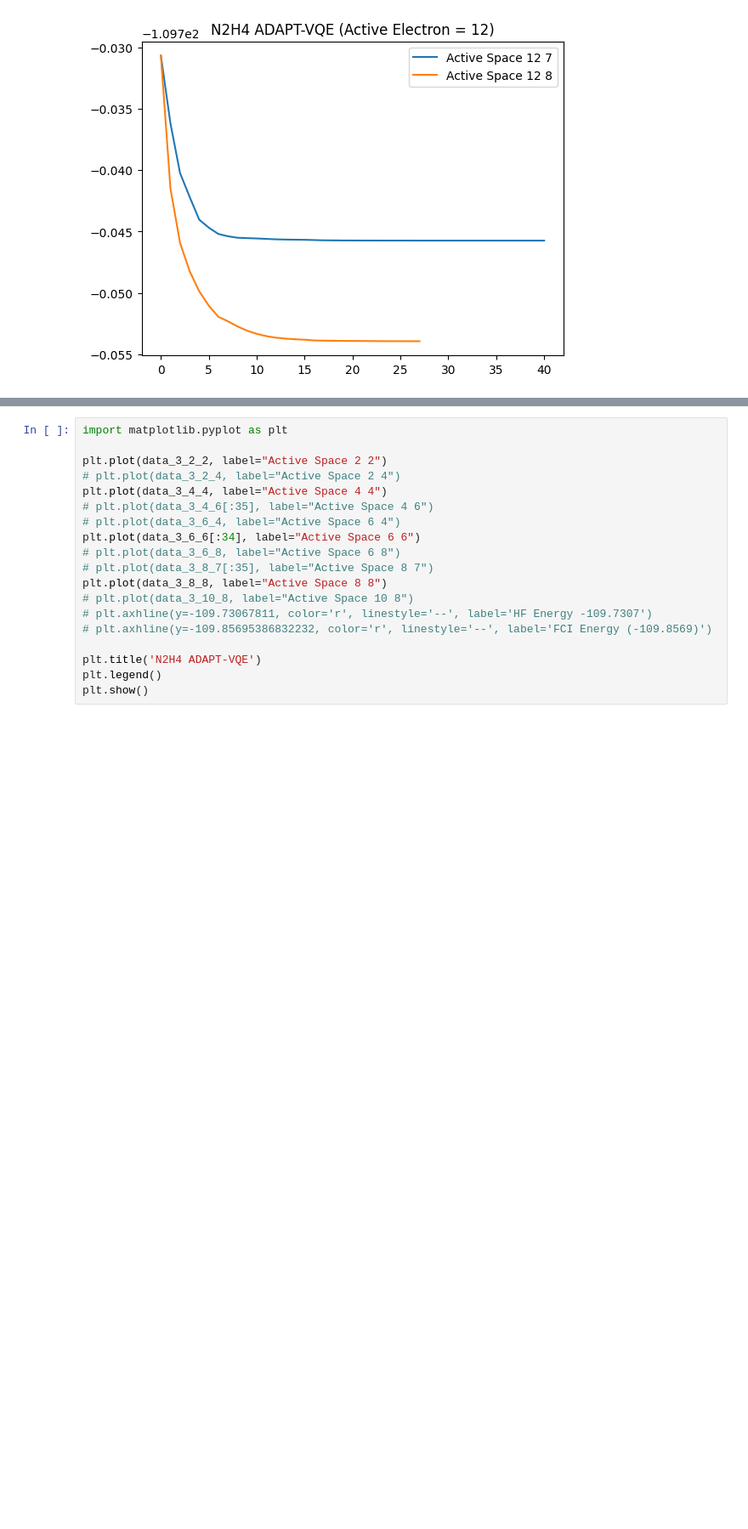
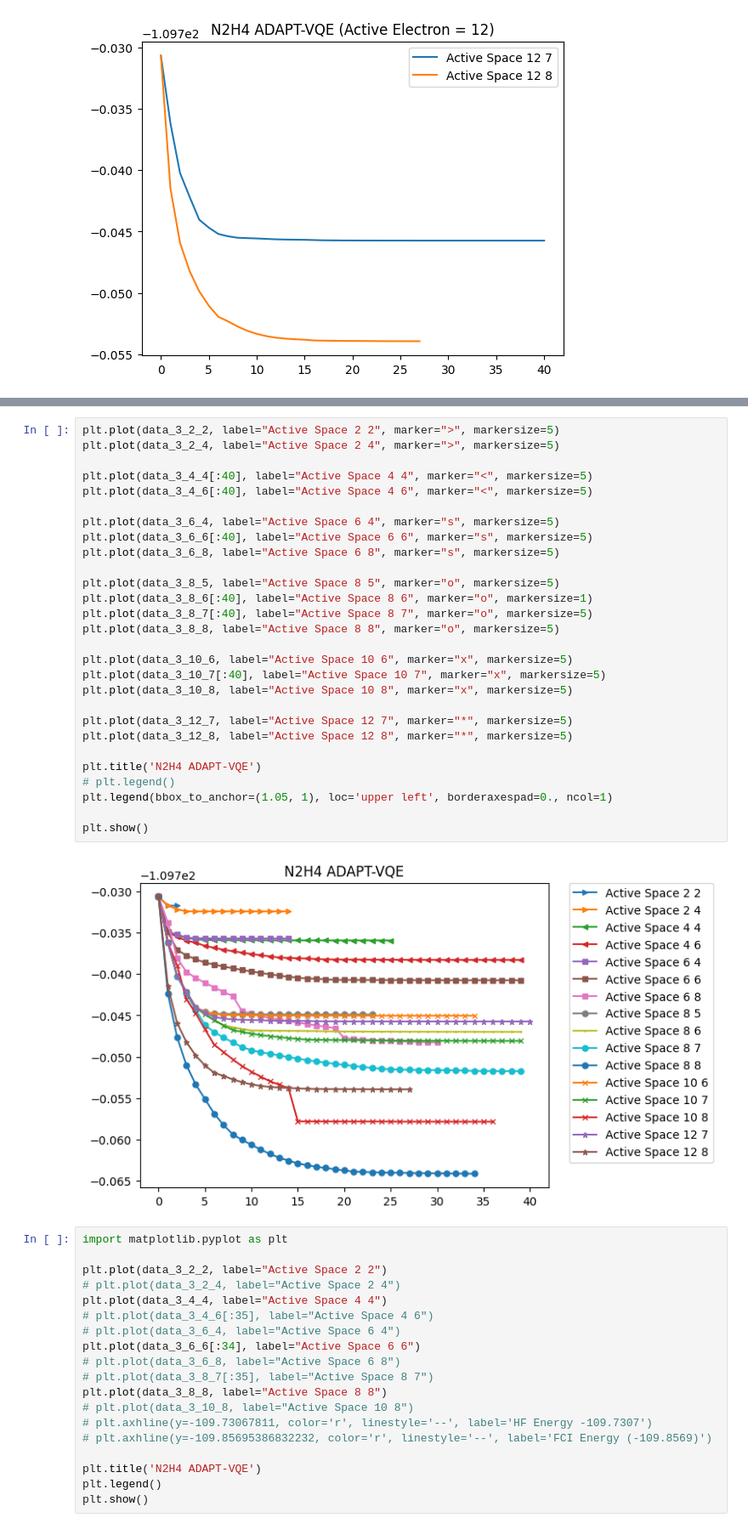
Before and after one commit to azhar-ikhtiarudin/variational-quantum-eigensolver, a Jupyter notebook: PennyLane/N2H4/active_space/data/visualizer.ipynb, the cells around one changed output, grey strips where cells are left out. Shown at 85% size. Drawn from its saved outputs; the diff is of its cells as text; blank space fills up the shorter version.

```diff
--- a/PennyLane/N2H4/active_space/data/visualizer.ipynb
+++ b/PennyLane/N2H4/active_space/data/visualizer.ipynb
@@ -56,3 +88,33 @@ plt.show()
+# %%
+plt.plot(data_3_2_2, label="Active Space 2 2", marker=">", markersize=5)
+plt.plot(data_3_2_4, label="Active Space 2 4", marker=">", markersize=5)
+
+plt.plot(data_3_4_4[:40], label="Active Space 4 4", marker="<", markersize=5)
+plt.plot(data_3_4_6[:40], label="Active Space 4 6", marker="<", markersize=5)
+
+plt.plot(data_3_6_4, label="Active Space 6 4", marker="s", markersize=5)
+plt.plot(data_3_6_6[:40], label="Active Space 6 6", marker="s", markersize=5)
+plt.plot(data_3_6_8, label="Active Space 6 8", marker="s", markersize=5)
+
+plt.plot(data_3_8_5, label="Active Space 8 5", marker="o", markersize=5)
+plt.plot(data_3_8_6[:40], label="Active Space 8 6", marker="o", markersize=1)
+plt.plot(data_3_8_7[:40], label="Active Space 8 7", marker="o", markersize=5)
+plt.plot(data_3_8_8, label="Active Space 8 8", marker="o", markersize=5)
+
+plt.plot(data_3_10_6, label="Active Space 10 6", marker="x", markersize=5)
+plt.plot(data_3_10_7[:40], label="Active Space 10 7", marker="x", markersize=5)
+plt.plot(data_3_10_8, label="Active Space 10 8", marker="x", markersize=5)
+
+plt.plot(data_3_12_7, label="Active Space 12 7", marker="*", markersize=5)
+plt.plot(data_3_12_8, label="Active Space 12 8", marker="*", markersize=5)
+
+plt.title('N2H4 ADAPT-VQE')
+# plt.legend()
+plt.legend(bbox_to_anchor=(1.05, 1), loc='upper left', borderaxespad=0., ncol=1)
+
+plt.show()
+# %% [output]
+[figure, added]
 # %%
 import matplotlib.pyplot as plt
 
```
Also changed, not shown: parts of 5 cells of this notebook.
